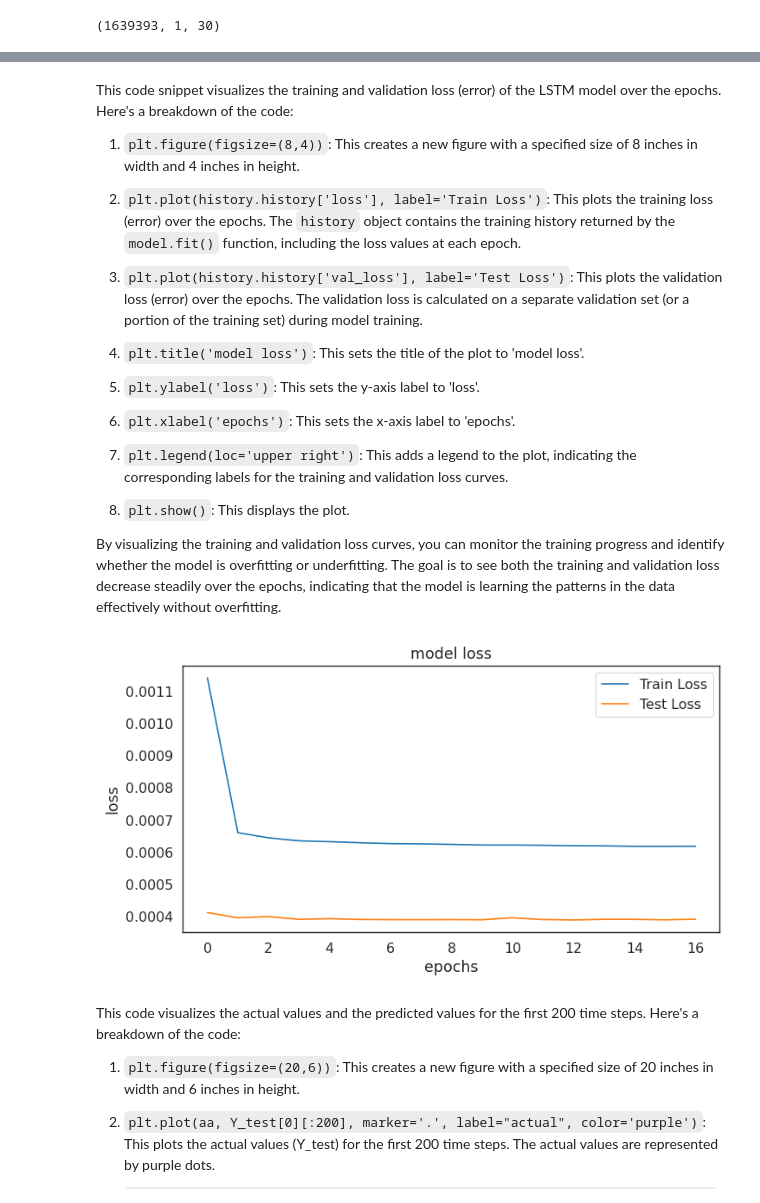
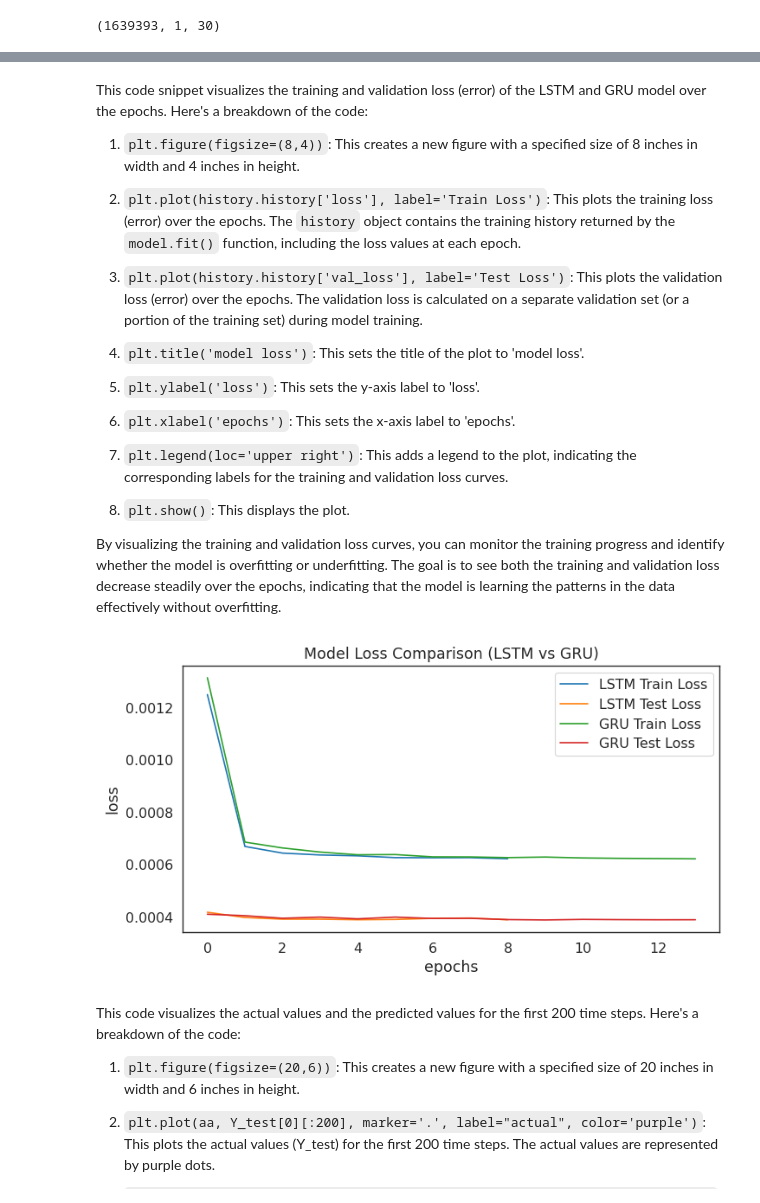
Before and after one commit to shaiqueuddin/IITR_Minor_in_AI, a Jupyter notebook: household_power_consumption.ipynb, the cells around one changed output, grey strips where cells are left out. Cells and saved outputs as stored; diff of their text form; code cells hidden in the pictures.

```diff
--- a/household_power_consumption.ipynb
+++ b/household_power_consumption.ipynb
@@ -757,25 +757,25 @@ This code defines an LSTM (Long Short-Term Memory) model for time series forecas
 By executing this code, you define, compile, train, and evaluate an LSTM model for time series forecasting using the provided training data (`X_train` and `Y_train`). The model architecture consists of an LSTM layer followed by a dropout layer and a dense output layer.
 # %%
 # Defining the LSTM model
-model = Sequential()
+model_LSTM = Sequential()
 
 # Adding the first layer with 100 LSTM units and input shape of the data
-model.add(LSTM(100, input_shape=(X_train.shape[1], X_train.shape[2])))
+model_LSTM.add(LSTM(100, input_shape=(X_train.shape[1], X_train.shape[2])))
 
 # Adding a dropout layer to avoid overfitting
-model.add(Dropout(0.2))
+model_LSTM.add(Dropout(0.2))
 
 # Adding a dense layer with 1 unit to make predictions
-model.add(Dense(1))
+model_LSTM.add(Dense(1))
 
 # Compiling the model with mean squared error as the loss function and using Adam optimizer
-model.compile(loss='mean_squared_error', optimizer='adam')
+model_LSTM.compile(loss='mean_squared_error', optimizer='adam')
 
 # Fitting the model on training data and using early stopping to avoid overfitting
-history = model.fit(X_train, Y_train, epochs=20, batch_size=1240, validation_data=(X_test, Y_test),
+history = model_LSTM.fit(X_train, Y_train, epochs=20, batch_size=1240, validation_data=(X_test, Y_test),
                     callbacks=[EarlyStopping(monitor='val_loss', patience=4)], verbose=1, shuffle=False)
 
 # Displaying a summary of the model
-model.summary()
+model_LSTM.summary()
 # %% [output]
 Epoch 1/20
@@ -809,3 +810,25 @@ Model: "sequential"
  Trainable params: 52,501 (205.08 KB)
  Non-trainable params: 0 (0.00 B)
  Optimizer params: 105,004 (410.18 KB)
+# %%
+# Defining the GRU model
+model_GRU = Sequential()
+
+# Adding the first layer with 100 GRU units and input shape of the data
+model_GRU.add(GRU(100, input_shape=(X_train.shape[1], X_train.shape[2])))
+
+# Adding a dropout layer to avoid overfitting
+model_GRU.add(Dropout(0.2))
+
+# Adding a dense layer with 1 unit to make predictions
+model_GRU.add(Dense(1))
+
+# Compiling the model with mean squared error as the loss function and using Adam optimizer
+model_GRU.compile(loss='mean_squared_error', optimizer='adam')
+
+# Fitting the model on training data and using early stopping to avoid overfitting
+history = model_GRU.fit(X_train, Y_train, epochs=20, batch_size=1240, validation_data=(X_test, Y_test),
+                    callbacks=[EarlyStopping(monitor='val_loss', patience=4)], verbose=1, shuffle=False)
+
+# Displaying a summary of the model
+model_GRU.summary()
@@ -850,5 +945,5 @@ Test Root Mean Squared Error: 0.2181057774899812
 # %% [markdown]
-This code snippet visualizes the training and validation loss (error) of the LSTM model over the epochs. Here's a breakdown of the code:
+This code snippet visualizes the training and validation loss (error) of the LSTM and GRU model over the epochs. Here's a breakdown of the code:
 
 1. `plt.figure(figsize=(8,4))`: This creates a new figure with a specified size of 8 inches in width and 4 inches in height.
 
@@ -869,15 +964,17 @@ This code snippet visualizes the training and validation loss (error) of the LST
 By visualizing the training and validation loss curves, you can monitor the training progress and identify whether the model is overfitting or underfitting. The goal is to see both the training and validation loss decrease steadily over the epochs, indicating that the model is learning the patterns in the data effectively without overfitting.
 # %%
 plt.figure(figsize=(8,4))
-plt.plot(history.history['loss'], label='Train Loss')
-plt.plot(history.history['val_loss'], label='Test Loss')
-plt.title('model loss')
+plt.plot(model_LSTM.history.history['loss'], label='LSTM Train Loss')
+plt.plot(model_LSTM.history.history['val_loss'], label='LSTM Test Loss')
+plt.plot(model_GRU.history.history['loss'], label='GRU Train Loss')
+plt.plot(model_GRU.history.history['val_loss'], label='GRU Test Loss')
+plt.title('Model Loss Comparison (LSTM vs GRU)')
 plt.ylabel('loss')
 plt.xlabel('epochs')
 plt.legend(loc='upper right')
 plt.show();
 # %% [output]
-[figure, old version]
+[figure, new version]
 # %% [markdown]
 This code visualizes the actual values and the predicted values for the first 200 time steps. Here's a breakdown of the code:
 
```
Also changed, not shown: parts of 12 cells of this notebook.
